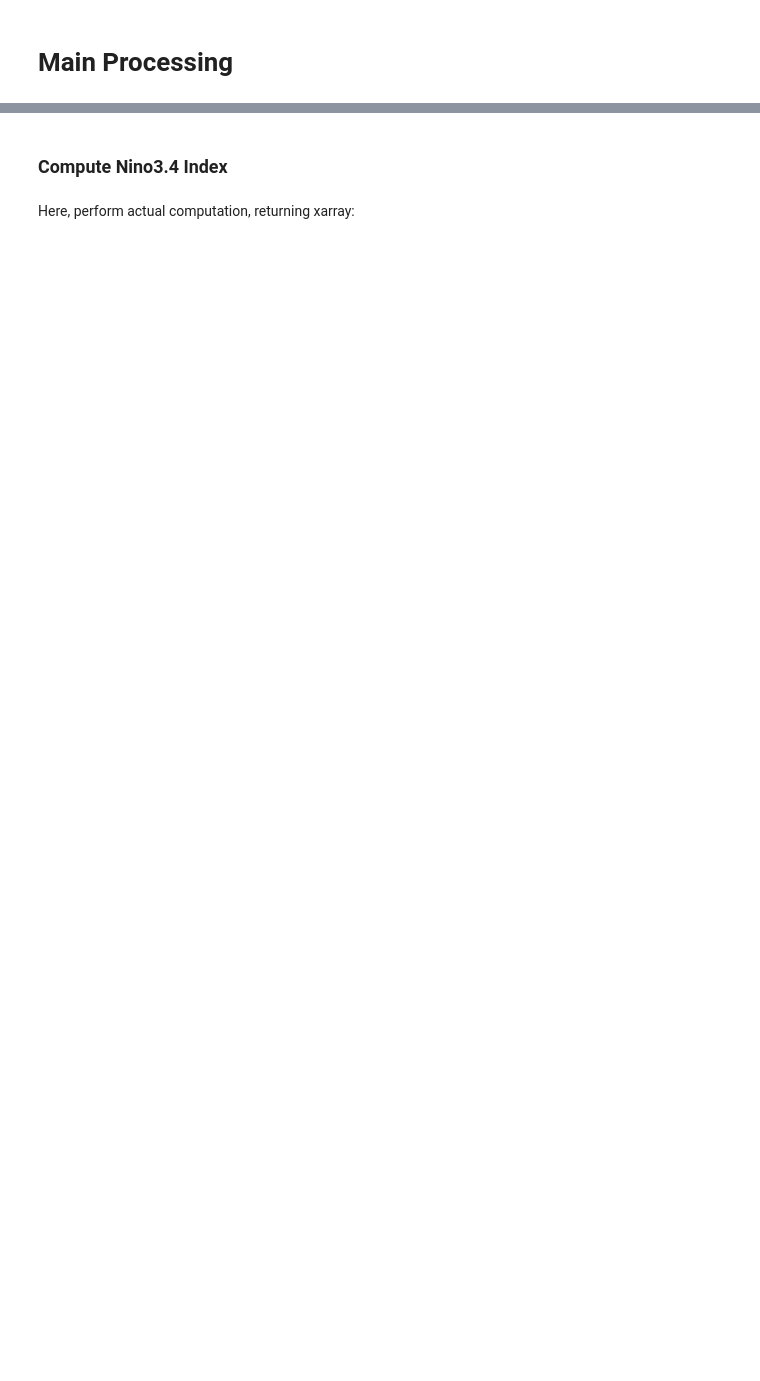
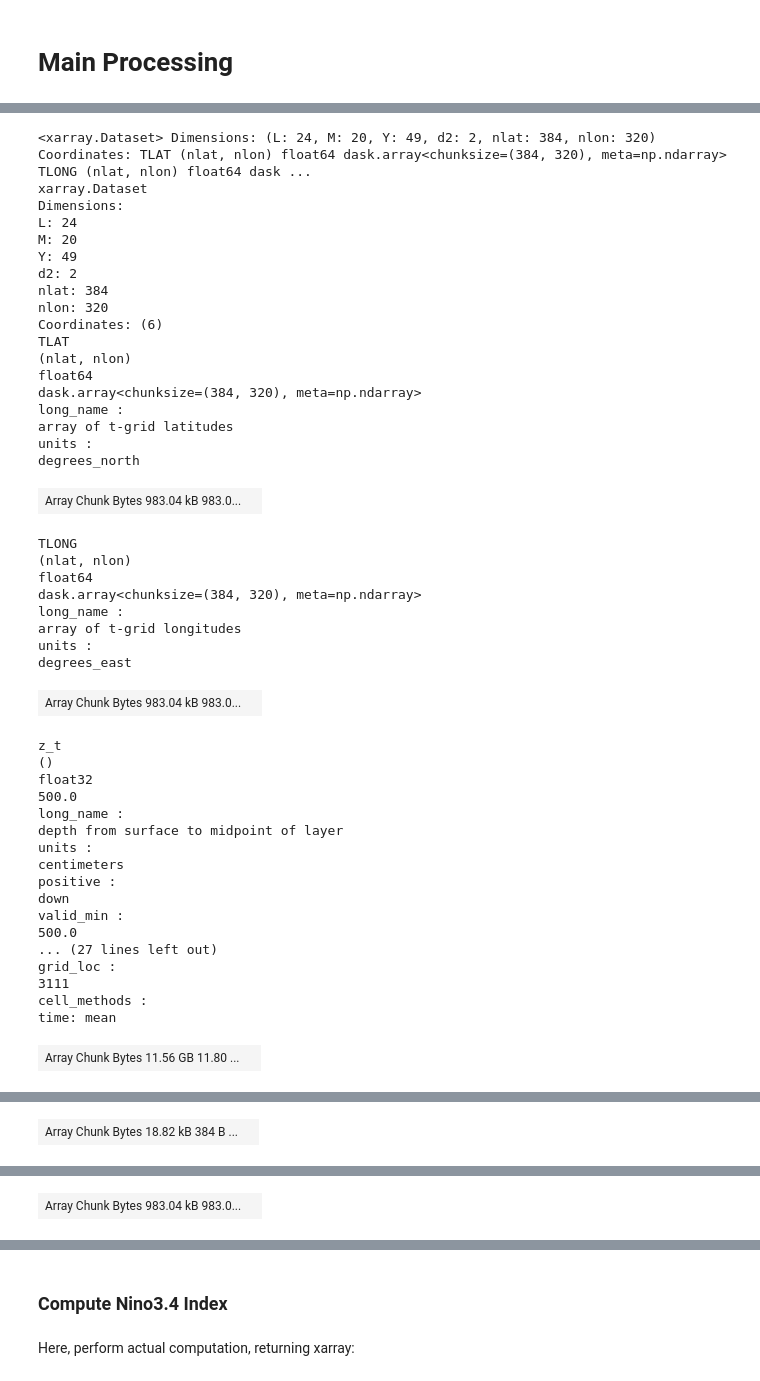
Before and after one commit to NCAR/SMYLE-analysis, a Jupyter notebook: notebooks/Nino3.4_check.ipynb, the cells around one changed output, grey strips where cells are left out. Drawn from its saved outputs; the diff is of its cells as text; code cells hidden in the pictures; blank space fills up the shorter version.

```diff
--- a/notebooks/Nino3.4_check.ipynb
+++ b/notebooks/Nino3.4_check.ipynb
@@ -172,8 +64,28 @@ def get_monthly_data(filetemplate,filetype,ens,nlead,field,firstyear,lastyear,st
 - Chosen field is returned as a dask array with leading dimensions of Y (initialization year), M (ensemble member), and L (lead month)
 - "time" and "time_bound" variables, which give prediction verification time, are also dimensioned with (Y,L)
+# %%
+# This preprocessor will return POP SST (first vertical grid level only)
+def preprocessor(d0,nlead,field):
+    """ This preprocessor is applied on an individual timeseries file basis. Edit this appropriately
+    for your analysis to speed up processing.
+
+    Here,
+        - reset monthly time to mid-month value
+        - select top vertical level and only nlead time values
+        - drop fields unrelated to SST
+    """
+    d0 = cal.time_set_midmonth(d0,'time')
+    d0 = d0.isel(z_t=0).isel(time=slice(0, nlead))
+    d0 = d0.assign_coords(L=("time", np.arange(d0.sizes["time"])+1))
+    d0 = d0.swap_dims({"time": "L"})
+    d0 = d0.reset_coords(["time"])
+    d0["time"] = d0.time.expand_dims("Y")
+    d0["time_bound"] = d0.time_bound.expand_dims("Y")
+    d0 = d0[[field,'time','time_bound','TLAT','TLONG','TAREA']].drop(['ULAT','ULONG'])
+    return d0
 # %%
 %%time
-# SMYLE SST data
+# SMYLE-Nov SST data
 # process all 20 ensemble members, all November start dates from 1970-2018:
 field = 'TEMP'
 datadir = '/glade/campaign/cesm/development/espwg/SMYLE/archive/'
@@ -186,6 +98,6 @@ firstyear = 1970
 lastyear  = 2018
 startmonth = 11
 #chunks={'z_t':1,'nlat':80}
-smyle11_temp = get_monthly_data(filetemplate,filetype,ens,nlead,field,firstyear,lastyear,startmonth)
-smyle11_temp.nbytes/1e9 #GB
+smyle11 = io.get_monthly_data(filetemplate,filetype,ens,nlead,field,firstyear,lastyear,startmonth,preprocessor)
+smyle11.nbytes/1e9 #GB
 # %% [output]
@@ -194,0 +107,49 @@ Wall time: 46.6 s
+# %%
+smyle11
+# %% [output]
+<xarray.Dataset> Dimensions: (L: 24, M: 20, Y: 49, d2: 2, nlat: 384, nlon: 320) Coordinates: TLAT (nlat, nlon) float64 dask.array<chunksize=(384, 320), meta=np.ndarray> TLONG (nlat, nlon) float64 dask ...
+xarray.Dataset
+Dimensions:
+L: 24
+M: 20
+Y: 49
+d2: 2
+nlat: 384
+nlon: 320
+Coordinates: (6)
+TLAT
+(nlat, nlon)
+float64
+dask.array<chunksize=(384, 320), meta=np.ndarray>
+long_name :
+array of t-grid latitudes
+units :
+degrees_north
+| Array Chunk Bytes 983.04 kB 983.0... |  |
+TLONG
+(nlat, nlon)
+float64
+dask.array<chunksize=(384, 320), meta=np.ndarray>
+long_name :
+array of t-grid longitudes
+units :
+degrees_east
+| Array Chunk Bytes 983.04 kB 983.0... |  |
+z_t
+()
+float32
+500.0
+long_name :
+depth from surface to midpoint of layer
+units :
+centimeters
+positive :
+down
+valid_min :
+500.0
+... (27 lines left out)
+grid_loc :
+3111
+cell_methods :
+time: mean
+| Array Chunk Bytes 11.56 GB 11.80 ... |  |
@@ -194,0 +167 @@ Wall time: 46.6 s
+| Array Chunk Bytes 18.82 kB 384 B ... |  |
@@ -194,0 +176 @@ Wall time: 46.6 s
+| Array Chunk Bytes 983.04 kB 983.0... |  |
```
Also changed, not shown: parts of 54 cells of this notebook.
